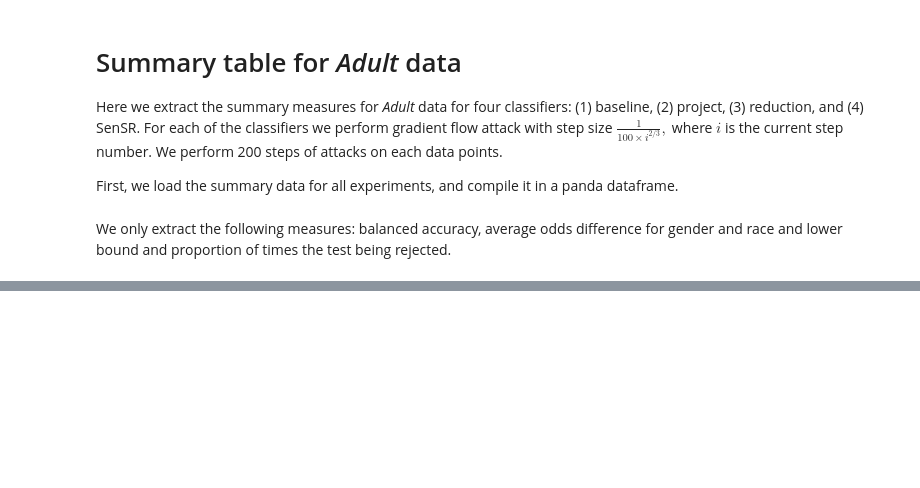
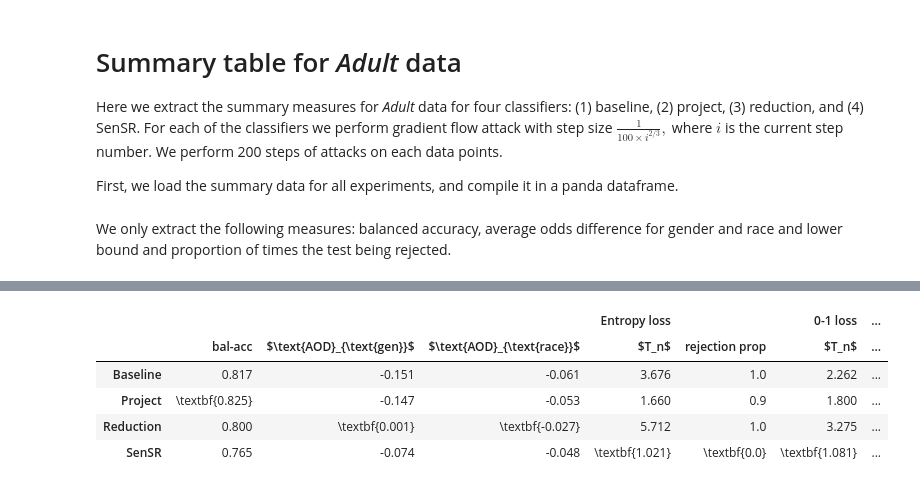
Before and after one commit to smaityumich/individual-fairness-testing, a Jupyter notebook: adult/summary.ipynb, the cells around one changed output, grey strips where cells are left out. Saved outputs shown, nothing was run; the diff lists cells and outputs as text; code cells hidden in the pictures; blank space fills up the shorter version.

```diff
--- a/adult/summary.ipynb
+++ b/adult/summary.ipynb
@@ -17,7 +17,7 @@ data['reject'] = data['pval'] < 0.05
 # %%
 lr = 1e-2
 data_lr = data.loc[data['lr'] == lr]
-data_lr = data_lr.rename(columns= {'average_odds_difference_gen': 'AOD-gen', 'average_odds_difference_race': 'AOD-race', 'statistical_parity_difference_gen': 'SPD-gen', 'statistical_parity_difference_race': 'SPD-race', 'equal_opportunity_difference_race': 'EOD-race', 'equal_opportunity_difference_gen': 'EOD-gen'})
+data_lr = data_lr.rename(columns= {'average_odds_difference_gen': 'AOD-gen', 'average_odds_difference_race': 'AOD-race', 'statistical_parity_difference_gen': 'SPD-gen', 'statistical_parity_difference_race': 'SPD-race', 'equal_opportunity_difference_race': 'EOD-race', 'equal_opportunity_difference_gen': 'EOD-gen', 'lb': 'lb-entropy-loss'})
 # %% [markdown]
 We only extract the following measures: balanced accuracy, average odds difference for gender and race and lower bound and proportion of times the test being rejected.
 # %%
@@ -33,8 +80,13 @@ colnames=['Balanced Acc', '$\\text{AOD}_{\\text{gen}}$', '$\\text{AOD}_{\\text{r
 # %%
+summary = pd.merge(result, summary, left_on='algo', right_on='algo')
+rows = ['sensr', 'reduction', 'baseline', 'project']
+row_names = ['Baseline', 'Project', 'Reduction','SenSR']
+colnames=['Balanced Acc', '$\\text{AOD}_{\\text{gen}}$', '$\\text{AOD}_{\\text{race}}$', '$T_n$', 'Rejection Prop']
+
 for i, c in enumerate(measure):
-    if c == 'reject':
+    if c == 'reject-entropy-loss':
         idx_best = (1-result[c]['mean']).idxmin()
-        result[colnames[i]] = (result[c]['mean']).apply("{:.1f}".format)
+        result[colnames[i]] = (result[c]['mean']).apply('{:.1f}'.format)
         #result.at[idx_best, colnames[i]] = '\\textbf{' + result[colnames[i]][idx_best] + '}'
 
     elif c == 'bal_acc':
@@ -43,7 +95,7 @@ for i, c in enumerate(measure):
         best_val = result[colnames[i]][idx_best].split('$\pm$')
         best_val = '$\pm$'.join(['\\textbf{' + best_val[0] + '}', best_val[1]])
         #result.at[idx_best, colnames[i]] = best_val
-    elif c == 'lb':
+    elif c == 'lb-entropy-loss':
         idx_best = (result[c]['mean']).idxmin()
         result[colnames[i]] = result[c]['mean'].apply("{:.3f}".format)+ '$\pm$' + result[c]['std'].apply("{:.3f}".format)
         best_val = result[colnames[i]][idx_best].split('$\pm$')
@@ -55,3 +107,10 @@ for i, c in enumerate(measure):
         best_val = result[colnames[i]][idx_best].split('$\pm$')
         best_val = '$\pm$'.join(['\\textbf{' + best_val[0] + '}', best_val[1]])
         #result.at[idx_best, colnames[i]] = best_val
+ind = dict()
+for i, expt in enumerate(row_names):
+    ind[i] = expt
+    res = result[colnames].rename(index=ind)
+
+res = res.reindex(['SenSR', 'Reduction', 'Project', 'Baseline'])
+res
@@ -72,0 +124,51 @@ res
+# %%
+from itertools import product
+
+index = summary.T.index
+index_subset = [index[i] for i in [1, 3, 5, 7, 9, 10, 12]]
+summary_mean = summary[index_subset]
+new_index = [( '', 'bal-acc'),('', '$\\text{AOD}_{\\text{gen}}$'),\
+    ('', '$\\text{AOD}_{\\text{race}}$'),\
+     ('Entropy loss', '$T_n$'), ('Entropy loss', 'rejection prop'),\
+          ('0-1 loss', '$T_n$'), ('0-1 loss', 'rejection prop')]
+summary_mean = summary_mean.astype('float32')
+
+for i, j in zip(index_subset, new_index):
+    if  i == ('reject-entropy-loss', 'mean') or i == ('reject-01-loss', 'mean'):
+        idx_best = (summary_mean[i]).idxmin()
+        summary_mean[j] = (summary_mean[i]).apply('{:.1f}'.format)
+        summary_mean.at[idx_best, j] = '\\textbf{' + summary_mean[j][idx_best] + '}'
+
+    elif i == ('bal_acc', 'mean'):
+        idx_best = (summary_mean[i]).idxmax()
+        summary_mean[j] = summary_mean[i].apply("{:.3f}".format)
+        best_val = summary_mean[j][idx_best]
+        best_val = '\\textbf{' + best_val + '}'
+        summary_mean.at[idx_best, j] = best_val
+    elif i == ('lb-entropy-loss', 'mean') or i == ('lb-01-loss', 'mean'):
+        idx_best = (summary_mean[i]).idxmin()
+        summary_mean[j] = summary_mean[i].apply("{:.3f}".format)
+        best_val = summary_mean[j][idx_best]
+        best_val = '\\textbf{' + best_val + '}'
+        summary_mean.at[idx_best, j] = best_val
+    else:
+        idx_best = (summary_mean[i]).abs().idxmin()
+        summary_mean[j] = summary_mean[i].apply("{:.3f}".format)
+        best_val = summary_mean[j][idx_best]
+        best_val = '\\textbf{' + best_val + '}'
+        summary_mean.at[idx_best, j] = best_val
+summary_mean = summary_mean[new_index]
+rows = ['sensr', 'reduction', 'baseline', 'project']
+row_names = ['Baseline', 'Project', 'Reduction','SenSR']
+ind = dict()
+for i, expt in enumerate(row_names):
+    ind[i] = expt
+summary_mean = summary_mean.rename(index=ind)
+summary_mean
+# %% [output]
+|  |  |  |  | Entropy loss |  | 0-1 loss | ... |
+|  | bal-acc | $\text{AOD}_{\text{gen}}$ | $\text{AOD}_{\text{race}}$ | $T_n$ | rejection prop | $T_n$ | ... |
+| Baseline | 0.817 | -0.151 | -0.061 | 3.676 | 1.0 | 2.262 | ... |
+| Project | \textbf{0.825} | -0.147 | -0.053 | 1.660 | 0.9 | 1.800 | ... |
+| Reduction | 0.800 | \textbf{0.001} | \textbf{-0.027} | 5.712 | 1.0 | 3.275 | ... |
+| SenSR | 0.765 | -0.074 | -0.048 | \textbf{1.021} | \textbf{0.0} | \textbf{1.081} | ... |
```
Also changed, not shown: parts of 10 cells of this notebook, 2 other files.
